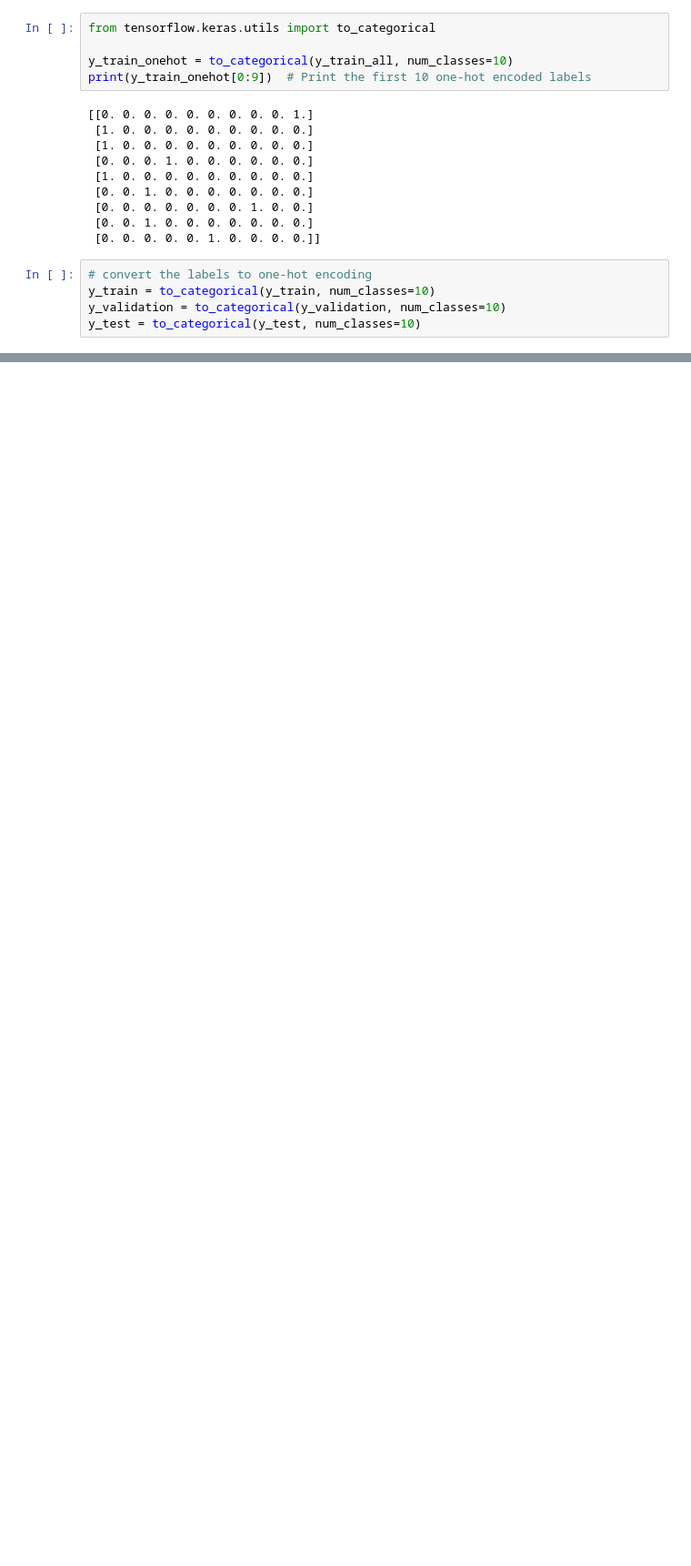
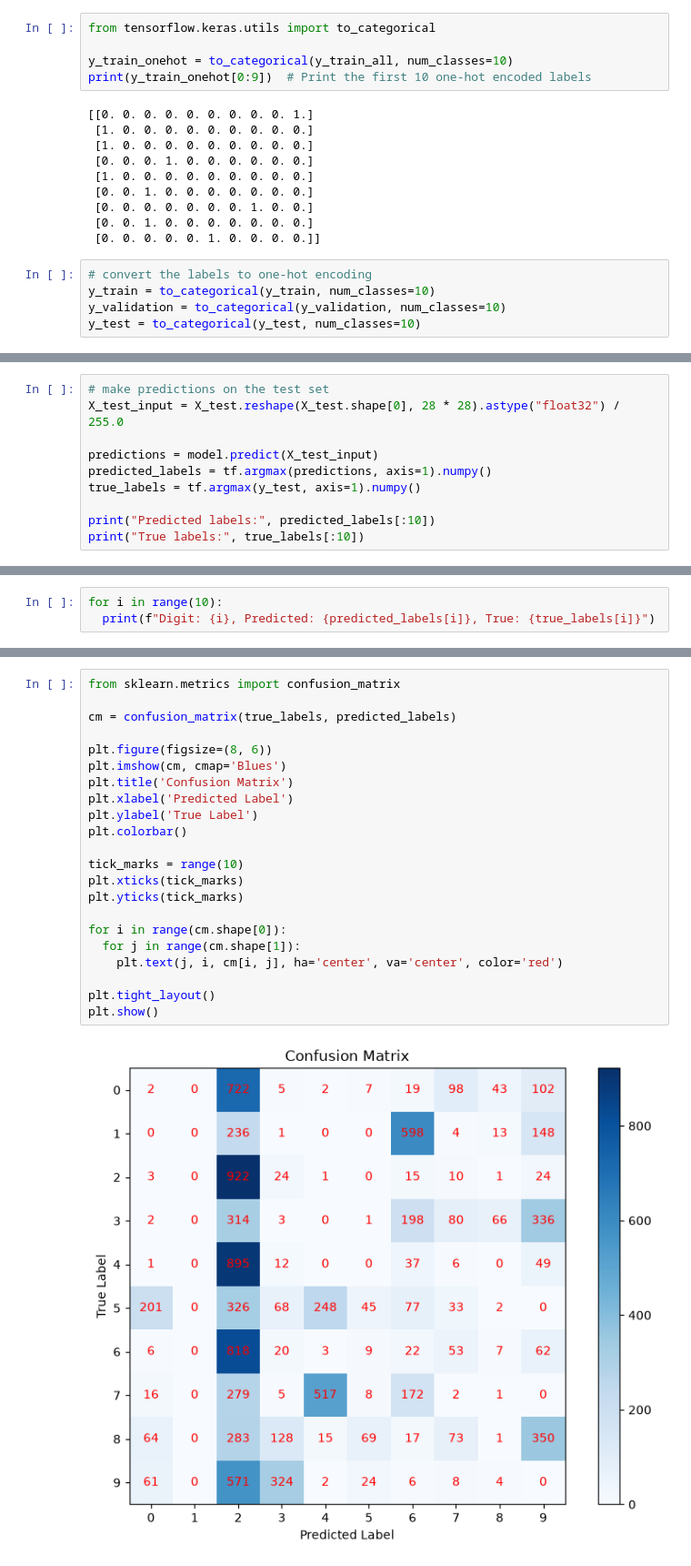
Before and after one commit to NatureAiia/ZivaBasa-MVP, a Jupyter notebook: FeedForward Neural Network (Attention).ipynb, the cells around one changed output, grey strips where cells are left out. Shown at 91% size. Saved outputs shown, nothing was run; the diff lists cells and outputs as text; blank space fills up the shorter version.

```diff
--- a/FeedForward Neural Network (Attention).ipynb
+++ b/FeedForward Neural Network (Attention).ipynb
@@ -141,0 +225,10 @@ Epoch 10/10
+# %%
+# make predictions on the test set
+X_test_input = X_test.reshape(X_test.shape[0], 28 * 28).astype("float32") / 255.0
+
+predictions = model.predict(X_test_input)
+predicted_labels = tf.argmax(predictions, axis=1).numpy()
+true_labels = tf.argmax(y_test, axis=1).numpy()
+
+print("Predicted labels:", predicted_labels[:10])
+print("True labels:", true_labels[:10])
@@ -141,0 +239,3 @@ Epoch 10/10
+# %%
+for i in range(10):
+  print(f"Digit: {i}, Predicted: {predicted_labels[i]}, True: {true_labels[i]}")
@@ -141,0 +253,24 @@ Epoch 10/10
+# %%
+from sklearn.metrics import confusion_matrix
+
+cm = confusion_matrix(true_labels, predicted_labels)
+
+plt.figure(figsize=(8, 6))
+plt.imshow(cm, cmap='Blues')
+plt.title('Confusion Matrix')
+plt.xlabel('Predicted Label')
+plt.ylabel('True Label')
+plt.colorbar()
+
+tick_marks = range(10)
+plt.xticks(tick_marks)
+plt.yticks(tick_marks)
+
+for i in range(cm.shape[0]):
+  for j in range(cm.shape[1]):
+    plt.text(j, i, cm[i, j], ha='center', va='center', color='red')
+
+plt.tight_layout()
+plt.show()
+# %% [output]
+[figure, added]
```
Also changed, not shown: parts of 10 cells of this notebook.
